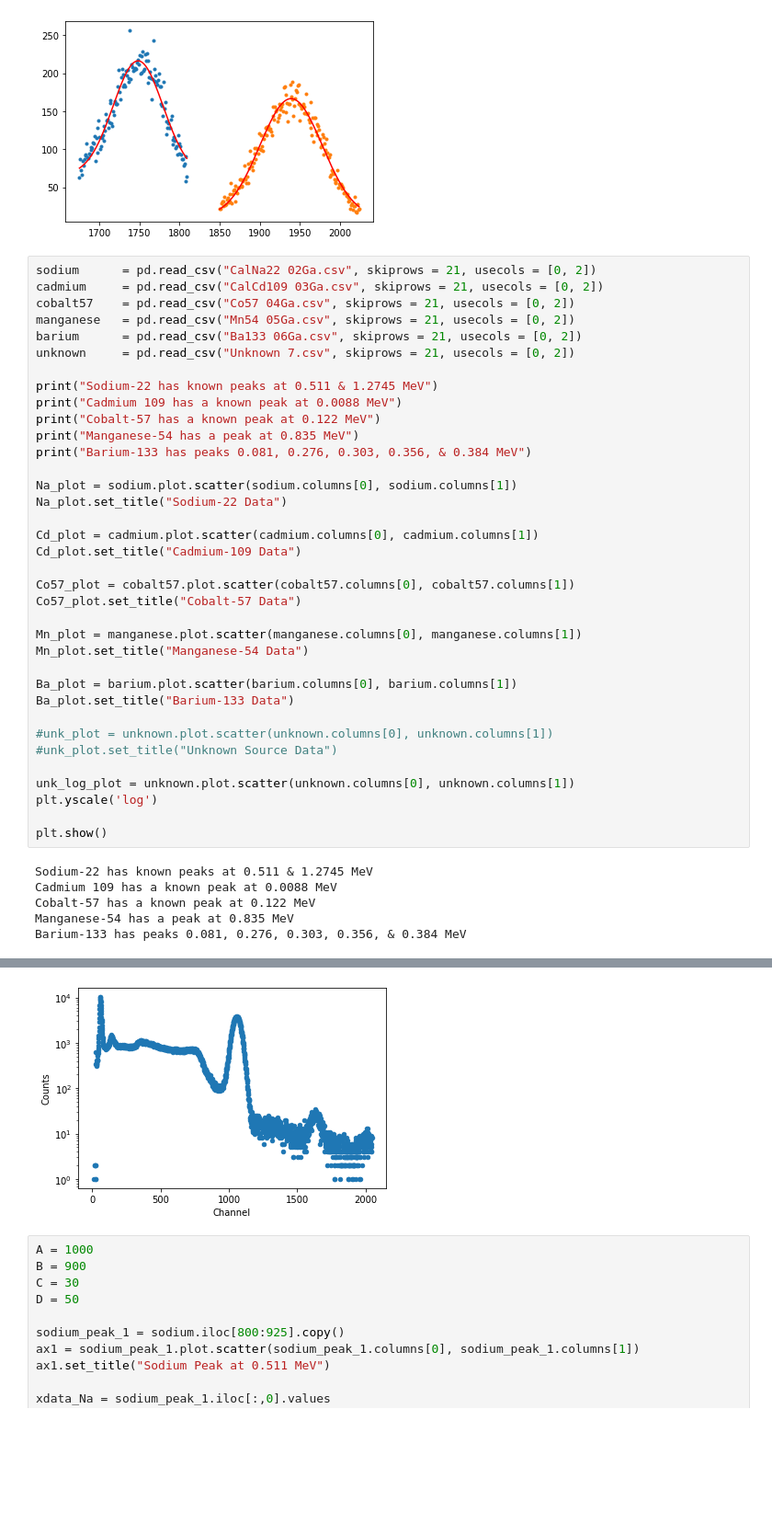
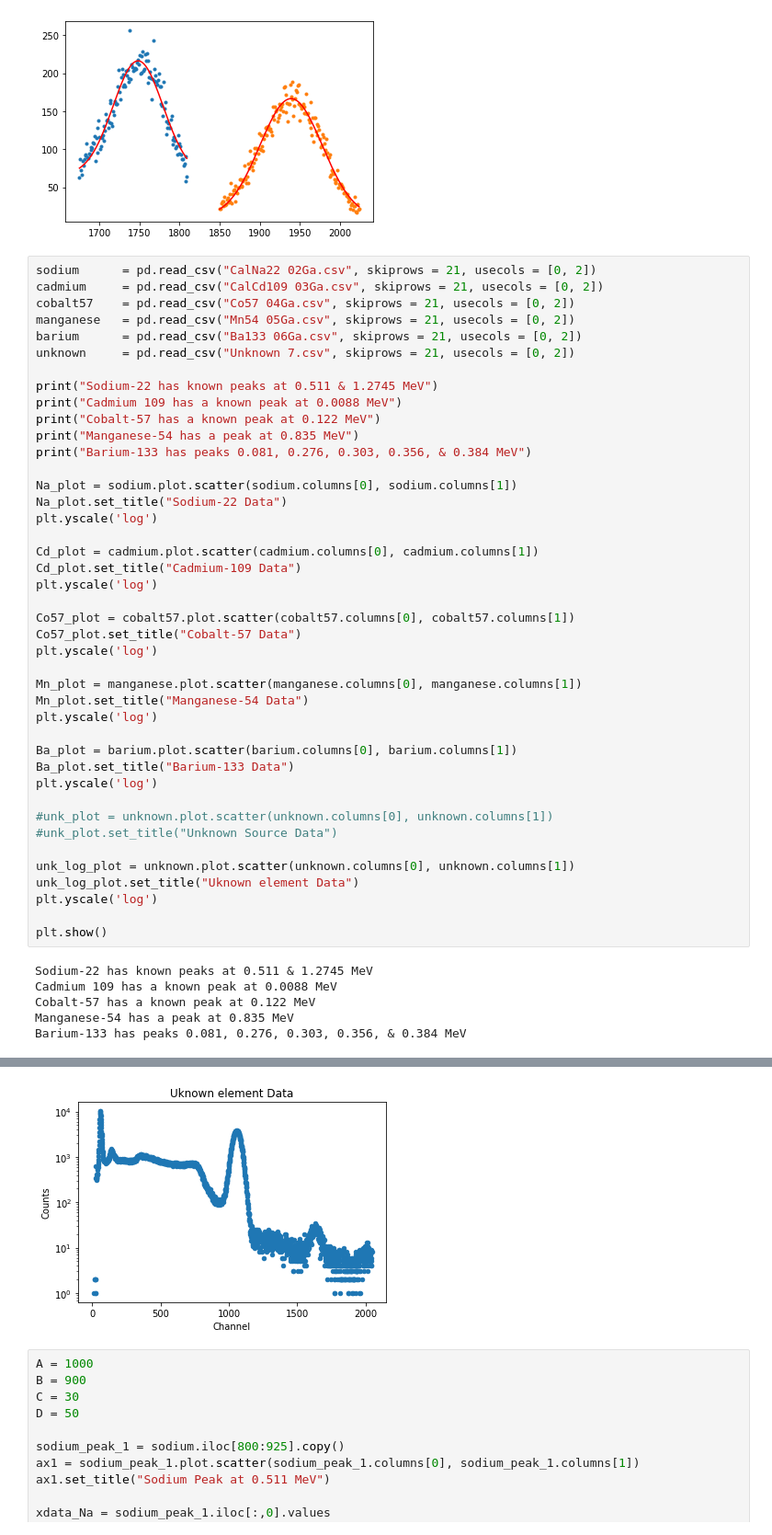
Before and after one commit to maraMaraschino/Adv-Lab, a Jupyter notebook: Gamma Spectroscopy/Gamma Spec Data.ipynb, the cells around one changed output, grey strips where cells are left out. Shown at 92% size. Cells and saved outputs as stored; diff of their text form; blank space fills up the shorter version.

Commit message:
fixed axes in final plot

```diff
--- a/Gamma Spectroscopy/Gamma Spec Data.ipynb
+++ b/Gamma Spectroscopy/Gamma Spec Data.ipynb
@@ -124,23 +124,29 @@ print("Barium-133 has peaks 0.081, 0.276, 0.303, 0.356, & 0.384 MeV")
 
 Na_plot = sodium.plot.scatter(sodium.columns[0], sodium.columns[1])
 Na_plot.set_title("Sodium-22 Data")
+plt.yscale('log')
 
 Cd_plot = cadmium.plot.scatter(cadmium.columns[0], cadmium.columns[1])
 Cd_plot.set_title("Cadmium-109 Data")
+plt.yscale('log')
 
 Co57_plot = cobalt57.plot.scatter(cobalt57.columns[0], cobalt57.columns[1])
 Co57_plot.set_title("Cobalt-57 Data")
+plt.yscale('log')
 
 Mn_plot = manganese.plot.scatter(manganese.columns[0], manganese.columns[1])
 Mn_plot.set_title("Manganese-54 Data")
+plt.yscale('log')
 
 Ba_plot = barium.plot.scatter(barium.columns[0], barium.columns[1])
 Ba_plot.set_title("Barium-133 Data")
+plt.yscale('log')
 
 #unk_plot = unknown.plot.scatter(unknown.columns[0], unknown.columns[1])
 #unk_plot.set_title("Unknown Source Data")
 
 unk_log_plot = unknown.plot.scatter(unknown.columns[0], unknown.columns[1])
+unk_log_plot.set_title("Uknown element Data")
 plt.yscale('log')
 
 plt.show()
@@ -158,4 +164,4 @@ Barium-133 has peaks 0.081, 0.276, 0.303, 0.356, & 0.384 MeV
-[figure, old version]
+[figure, new version]
 # %%
 A = 1000
 B = 900
```
Also changed, not shown: parts of 5 cells of this notebook.
